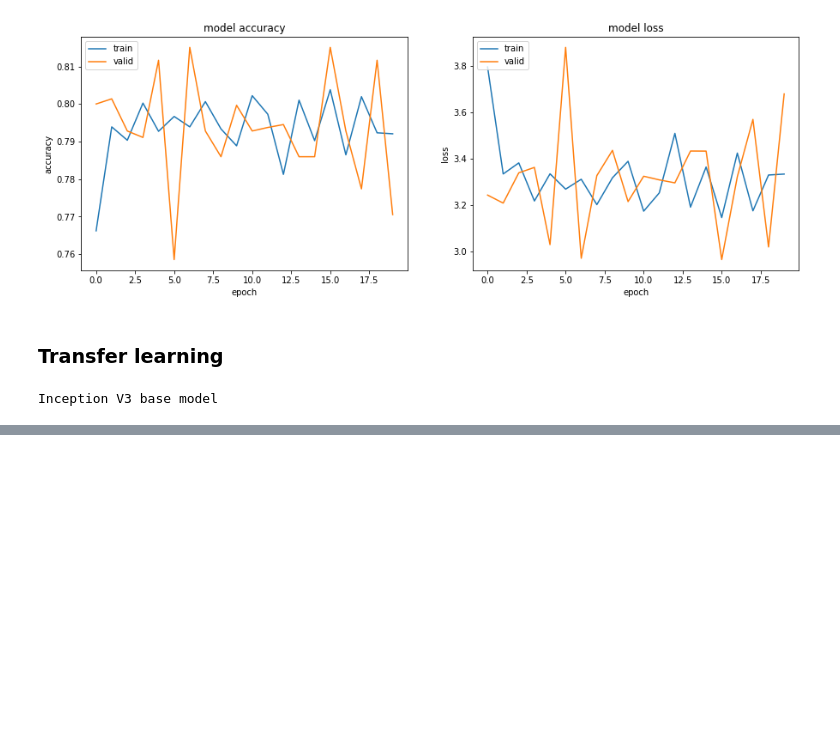
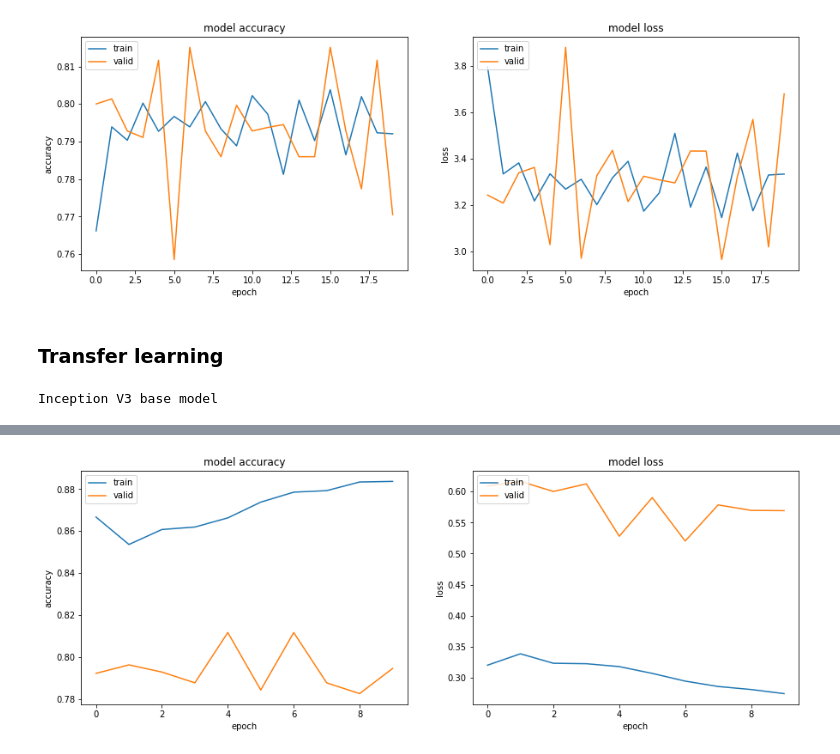
Before and after one commit to MohamedFawzy/ML-projects, a Jupyter notebook: source/heartbeats/test.ipynb, the cells around one changed output, grey strips where cells are left out. Drawn from its saved outputs; the diff is of its cells as text; code cells hidden in the pictures; blank space fills up the shorter version.

```diff
--- a/source/heartbeats/test.ipynb
+++ b/source/heartbeats/test.ipynb
@@ -369,0 +464,19 @@ NameError: name 'GlobalAveragePooling2D' is not defined
+# %%
+model.compile(optimizer=SGD(lr=0.0001, momentum=0.9), loss='categorical_crossentropy', metrics=['accuracy'])
+# %%
+# fit the transfer learning model to the data from the generators
+# by using generators we can ask continue to request sample images and generators will pull images from
+#  the training or validation folders and alter them slightly
+hist_transfer_learning = model.fit_generator(
+    train_generator,
+    epochs=Training_Epochs,
+    verbose=1,
+    steps_per_epoch=2592 // Batch_Size,
+    validation_data=validation_generator,
+    validation_steps= 648 // Batch_Size,
+    class_weight='auto',
+    shuffle=True,
+    callbacks=my_callbacks,
+)
+
+model.save('inceptionv3-fine-tune.model')
@@ -369,0 +501,4 @@ NameError: name 'GlobalAveragePooling2D' is not defined
+# %%
+results(hist_transfer_learning)
+# %% [output]
+[figure, added]
```
Also changed, not shown: parts of 10 cells of this notebook.
